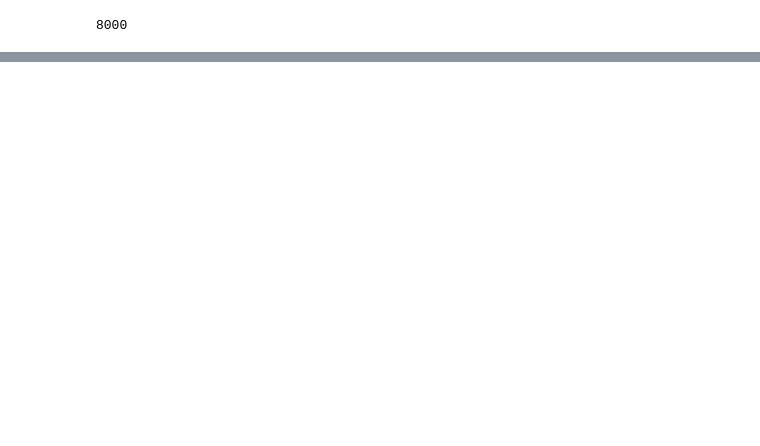
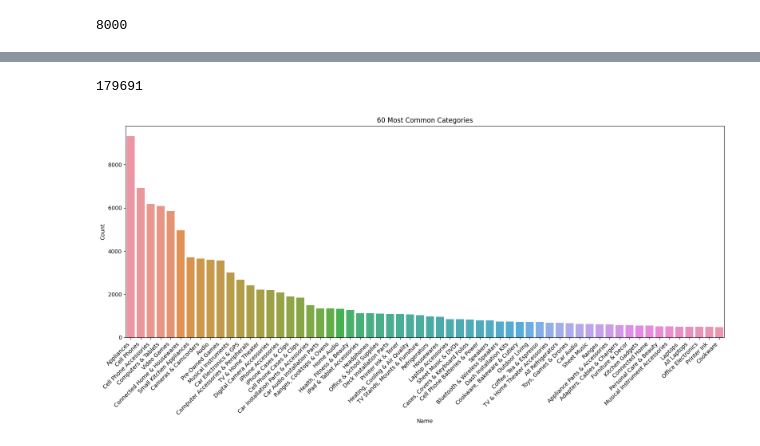
Before and after one commit to christian180492/e_commerce_categorization, a Jupyter notebook: EDA.ipynb, the cells around one changed output, grey strips where cells are left out. Drawn from its saved outputs; the diff is of its cells as text; code cells hidden in the pictures; blank space fills up the shorter version.

```diff
--- a/EDA.ipynb
+++ b/EDA.ipynb
@@ -587,0 +650,8 @@ Analisis de categorías.'''
+# %%
+products_categories = []
+for prod in products:
+    var = [prod['sku'], prod['category']]
+    products_categories.append(var)
+
+products_categories_df = pd.DataFrame(products_categories, columns=['Skus', 'Category'])
+products_categories_df.head()
@@ -587,0 +672,4 @@ Analisis de categorías.'''
+# %%
+categorias_list = []
+categorias_list = [cat.values() for element in products_categories_df['Category'] for cat in element]
+categorias_list[0:3]
@@ -587,0 +680,3 @@ Analisis de categorías.'''
+# %%
+categorias_df = pd.DataFrame(categorias_list, columns=['ID', 'Name'])
+categorias_df.head()
@@ -587,0 +690,7 @@ Analisis de categorías.'''
+# %%
+categorias_df_conteo = categorias_df.groupby('Name').count()
+categorias_df_conteo.reset_index(inplace=True)
+categorias_df_conteo.columns=['Name', 'Count']
+categorias_df_conteo.sort_values('Count', ascending=False, inplace=True)
+categorias_df_conteo.reset_index(inplace=True, drop=True)
+categorias_df_conteo
@@ -587,0 +711,16 @@ Analisis de categorías.'''
+# %%
+len(categorias_df)
+# %% [output]
+179691
+# %%
+cant_var = 60
+categorias_df_plot = categorias_df_conteo[0:cant_var].copy()
+title=f'{cant_var} Most Common Categories'
+plt.figure(figsize=(16,8))
+sns.barplot(data=categorias_df_plot, x='Name', y='Count')
+plt.title(title)
+plt.xticks(rotation=45, ha='right')
+plt.tight_layout()
+plt.show()
+# %% [output]
+[figure, added]
```
Also changed, not shown: parts of 48 cells of this notebook, 1 other file.
